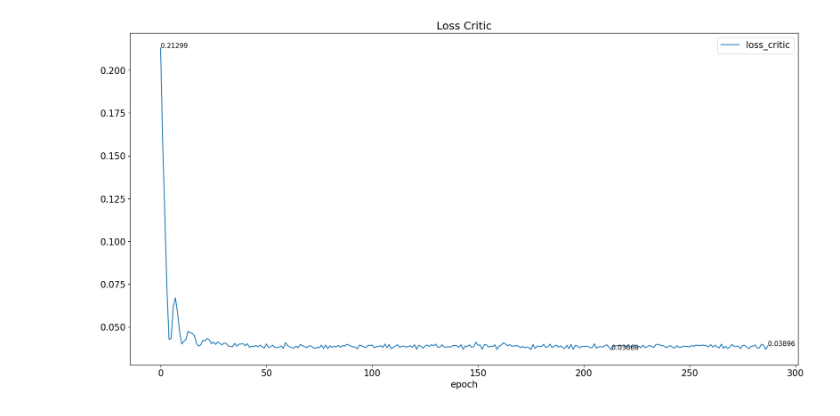
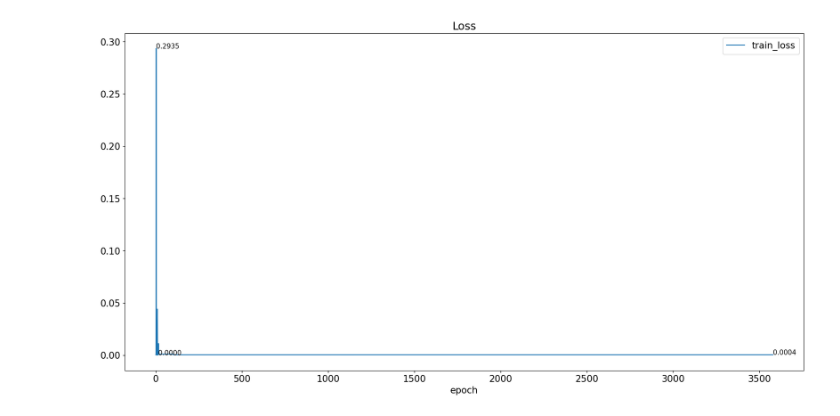
Before and after one commit to osnieltx/gnn-co, a Jupyter notebook: validation/history_visualizer.ipynb, the cells around one changed output. Cells and saved outputs as stored; diff of their text form; code cells hidden in the pictures.

```diff
--- a/validation/history_visualizer.ipynb
+++ b/validation/history_visualizer.ipynb
@@ -74,7 +103,9 @@ display(metrics, 'loss_actor', 'Loss Actor', fp=2)
 # %%
-display(metrics, 'loss_critic', 'Loss Critic', fp=5)
+# display(metrics, 'loss_critic', 'Loss Critic', fp=4)
-# %% [output]
-[figure, removed]
+# %%
+display(metrics, 'loss', 'Loss', fp=4)
+# %% [output]
+[figure, added]
 # %%
 #display(metrics, 'val', 'Validation', fp=2)
 # %%
```
Also changed, not shown: parts of 11 cells of this notebook, 5 other files.
